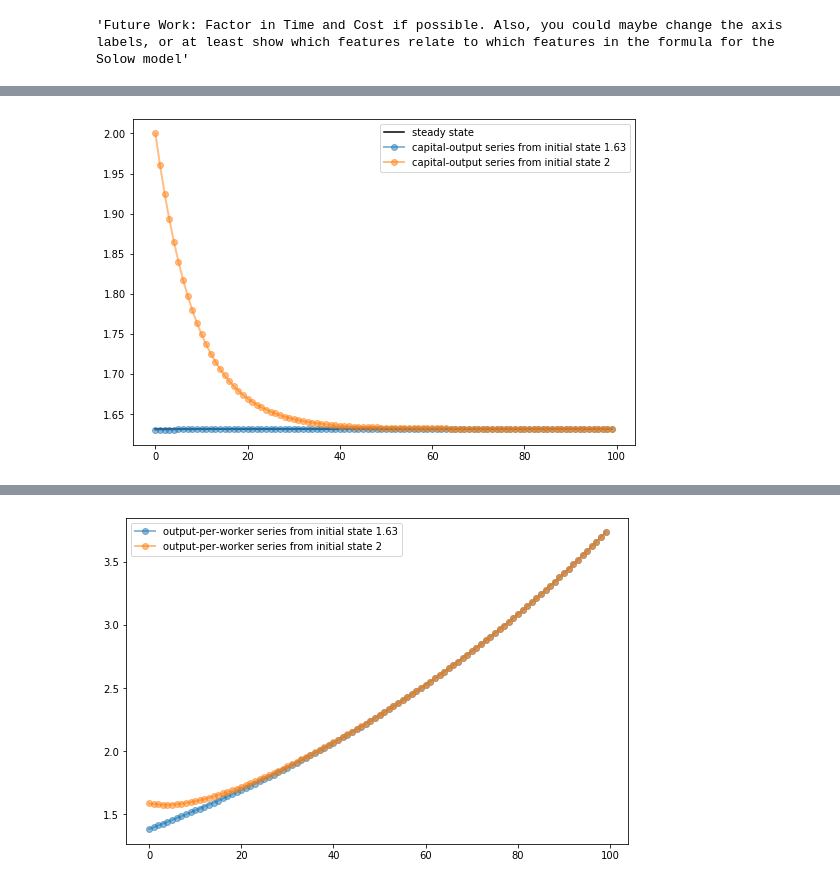
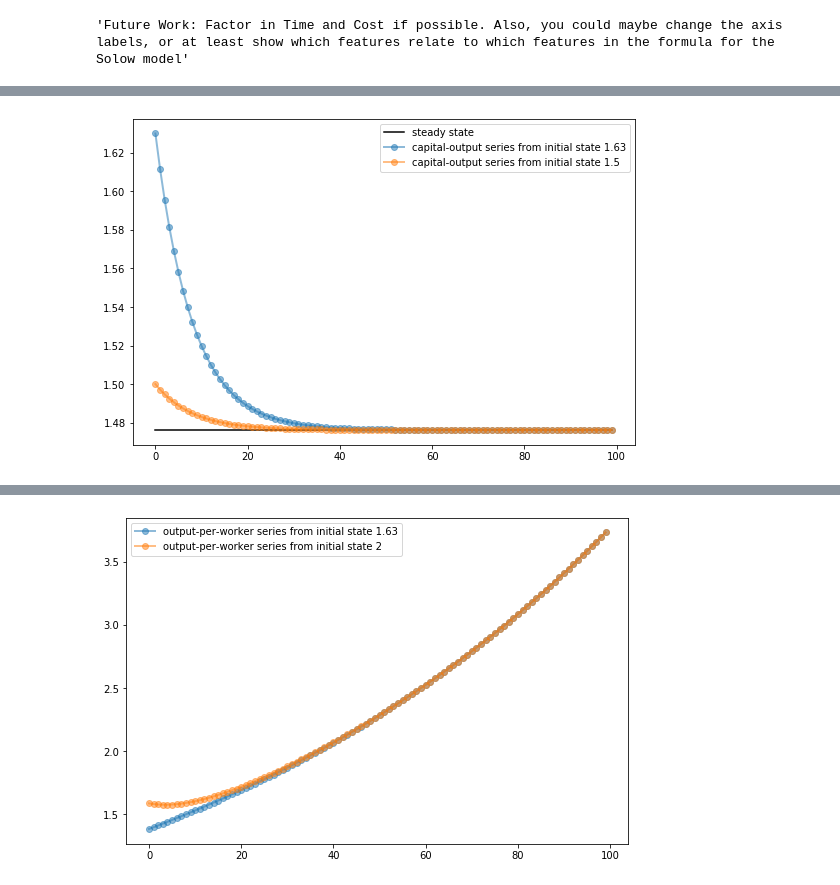
Before and after one commit to FRI-Energy-Analytics/2020_summer_fellows, a Jupyter notebook: Feature Selection - Novel Viz/Model_Testing/Solow.ipynb, the cells around one changed output, grey strips where cells are left out. Saved outputs shown, nothing was run; the diff lists cells and outputs as text; code cells hidden in the pictures.

```diff
--- a/Feature Selection - Novel Viz/Model_Testing/Solow.ipynb
+++ b/Feature Selection - Novel Viz/Model_Testing/Solow.ipynb
@@ -58,7 +58,7 @@ class Solow:
                        s=0.31,              # Time drilled constant
                        δ=0.15,              # Constant depreciation rate, Lateral Length
                        α=0.40,              # Fluid, bbls
-                       g=0.01,              # Constant feature, Section
+                       g=0.03,              # Constant feature, Section
                        κ=1.63,              # current capital-labor ratio
                        E=1.0,               # Constant Education
                        L=1.0):              # Constant Labour
@@ -172,25 +172,3 @@ There needs to be more of an understanding on each of the features for the varia
 '''Future Work: Factor in Time and Cost if possible. Also, you could maybe change the axis labels, or at least show which features relate to which features in the formula for the Solow model'''
 # %% [output]
 'Future Work: Factor in Time and Cost if possible. Also, you could maybe change the axis labels, or at least show which features relate to which features in the formula for the Solow model'
-# %%
-s_base = Solow(κ=1.63)
-s_alt = Solow(κ=5)
-
-# reproduce plots
-num_rows, num_cols = 3,2
-fig, axes = plt.subplots(num_rows, num_cols, figsize=(12, 12))
-for s in s_base, s_alt:
-    for i in range(num_rows):
-        for j in range(num_cols):
-            lb = f'initial κ = {s.initdata["κ"]}'
-            axes[i,j].plot(s.generate_sequence(T, var = figcontents[i,j][0]),'o-', lw=2, alpha=0.5, label=lb)
-            axes[i,j].set(title=figcontents[i,j][1])
-
-#   add steady state to capital output
-axes[(0,0)].plot([s_base.steady_state()]*T, 'k-', label='steady state')
-
-#   global legend
-axes[(0,0)].legend(loc='upper center', bbox_to_anchor=(1.1,1.3),ncol=3)
-
-plt.suptitle('Solow Growth Model: Simulation Run', size = 20)
-plt.show()
@@ -199,21 +175,21 @@ plt.show()
 # %%
 T = 100
 
 s_base = Solow(κ=1.63)
-s_alt = Solow(κ=2)
+s_alt = Solow(κ=1.5)
 
 fig, ax = plt.subplots(figsize=(9, 6))
 
 # Plot the common steady-state value of the capital-output ratio
 ax.plot([s_base.steady_state()]*T, 'k-', label='steady state')
 
 # Plot time series for each economy
 for s in s_base, s_alt:
     lb = f'capital-output series from initial state {s.initdata["κ"]}'
     ax.plot(s.generate_sequence(T), 'o-', lw=2, alpha=0.5, label=lb)
 
 
 ax.legend()
 plt.show()
 # %% [output]
-[figure, old version]
+[figure, new version]
```
Also changed, not shown: parts of 8 cells of this notebook.
